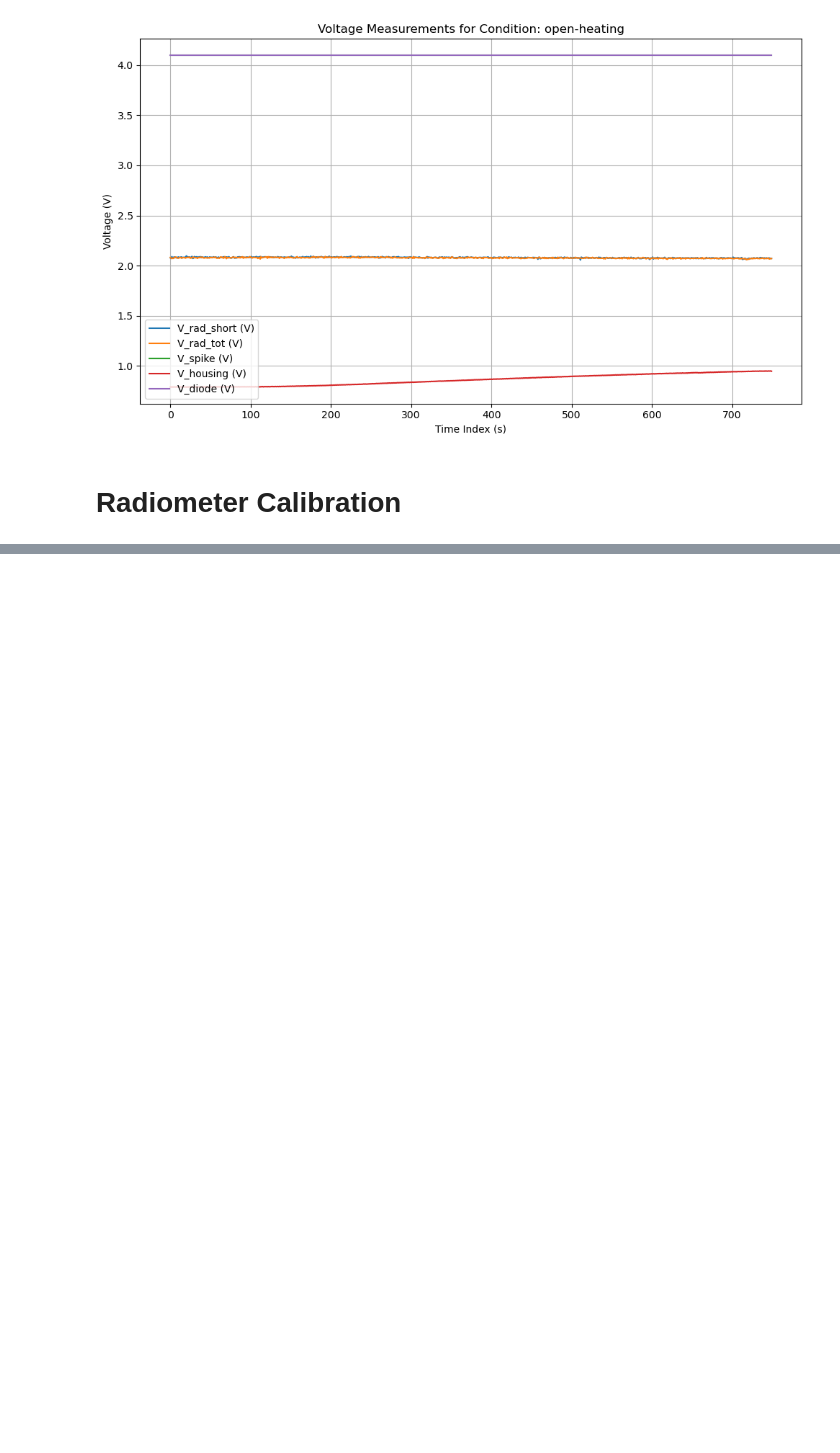
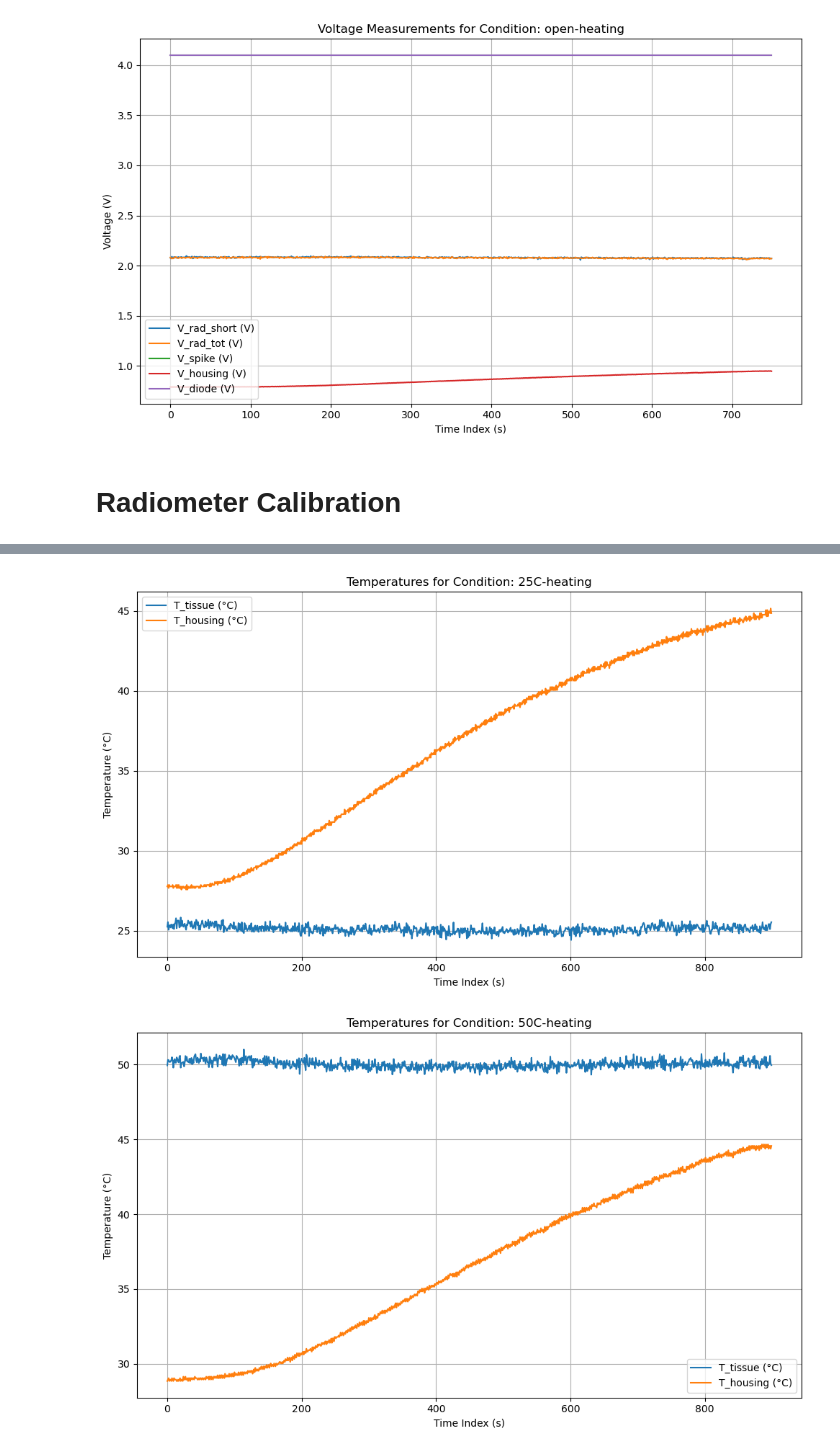
Before and after one commit to Manuel-Hepta/Calibration, a Jupyter notebook: calibration radiometer 6/radiometer_calibration.ipynb, the cells around one changed output, grey strips where cells are left out. Saved outputs shown, nothing was run; the diff lists cells and outputs as text; code cells hidden in the pictures; blank space fills up the shorter version.

Commit message:
Calibration Rad 6 and Antenna 16G5

```diff
--- a/calibration radiometer 6/radiometer_calibration.ipynb
+++ b/calibration radiometer 6/radiometer_calibration.ipynb
@@ -414,0 +435,11 @@ plt.show()
+# %%
+HousingSlope = 0.0983*1e3  # °C/V
+HousingOffset = -50.29  # °C
+
+RadSlopeChange = 0.000563  # V/°C²
+RadSlope0 = -0.057           # V/°C
+RadOffsetChange = 0.000497 # V/°C
+RadOffset0 = 0.180          # V
+
+# RadOffsetChange = 0.00318 # V/°C
+# RadOffset0 = 1.668          # V
@@ -414,0 +473,28 @@ plt.show()
+# %%
+temp_vars = ['T_tissue', 'T_housing']
+temp_labels = {
+    # 'T_rad-tot': 'T_rad-tot (°C)',
+    'T_antenna': 'T_antenna (°C)',
+    'T_tissue': 'T_tissue (°C)',
+    'T_housing': 'T_housing (°C)'
+}
+
+for cond in all_X['condition'].unique():
+    subset = all_X[all_X['condition'] == cond]
+    plt.figure(figsize=(10, 6))
+    for var in temp_vars:
+        plt.plot(subset['time_index'], subset[var], label=temp_labels[var])
+    # Plot cooling_flag_1 and cooling_flag_2 as shaded regions
+    # Avoid duplicate legend entries
+    handles, plot_labels = plt.gca().get_legend_handles_labels()
+    by_label = dict(zip(plot_labels, handles))
+    plt.title(f"Temperatures for Condition: {cond}")
+    plt.xlabel("Time Index (s)")
+    plt.ylabel("Temperature (°C)")
+    plt.legend(by_label.values(), by_label.keys())
+    plt.grid(True)
+    plt.tight_layout()
+    plt.show()
+# %% [output]
+[figure, added]
+[figure, added]
```
Also changed, not shown: parts of 6 cells of this notebook, 9 other files.
